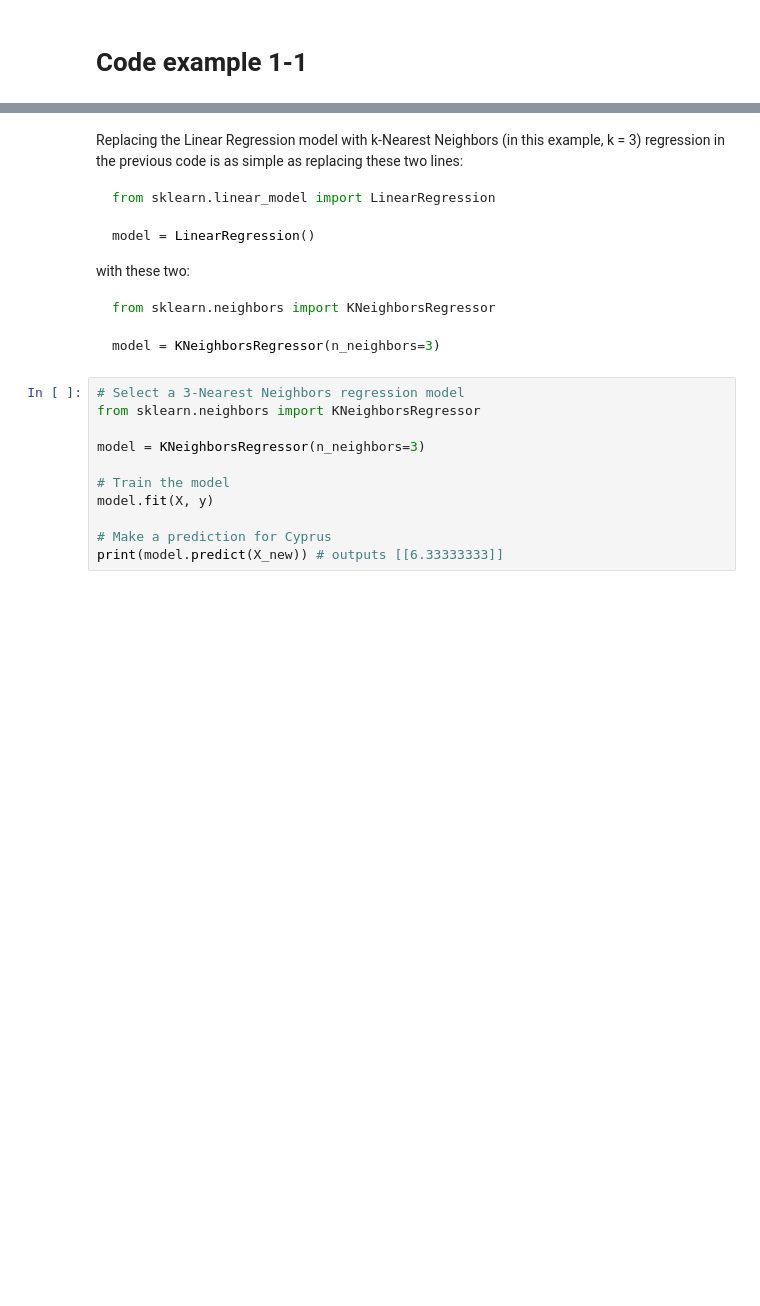
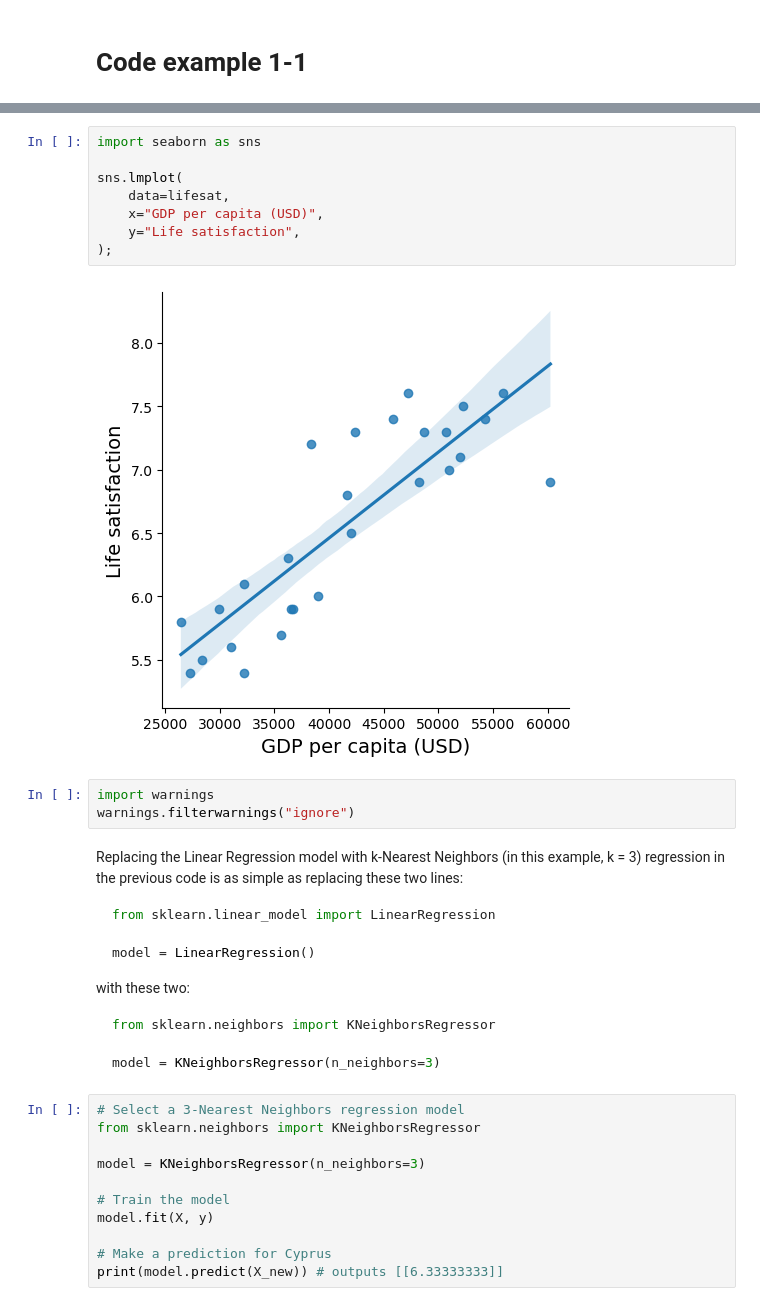
Before and after one commit to maptv/handson-ml3, a Jupyter notebook: 01_the_machine_learning_landscape.ipynb, the cells around one changed output, grey strips where cells are left out. Cells and saved outputs as stored; diff of their text form; blank space fills up the shorter version.

```diff
--- a/01_the_machine_learning_landscape.ipynb
+++ b/01_the_machine_learning_landscape.ipynb
@@ -79,3 +170,16 @@ print(model.predict(X_new)) # outputs [[6.30165767]]
+# %%
+import seaborn as sns
+
+sns.lmplot(
+    data=lifesat,
+    x="GDP per capita (USD)",
+    y="Life satisfaction",
+);
+# %% [output]
+[figure, added]
+# %%
+import warnings
+warnings.filterwarnings("ignore")
 # %% [markdown]
 Replacing the Linear Regression model with k-Nearest Neighbors (in this example, k = 3) regression in the previous code is as simple as replacing these two
 lines:
```
Also changed, not shown: parts of 16 cells of this notebook, 2 other files.
